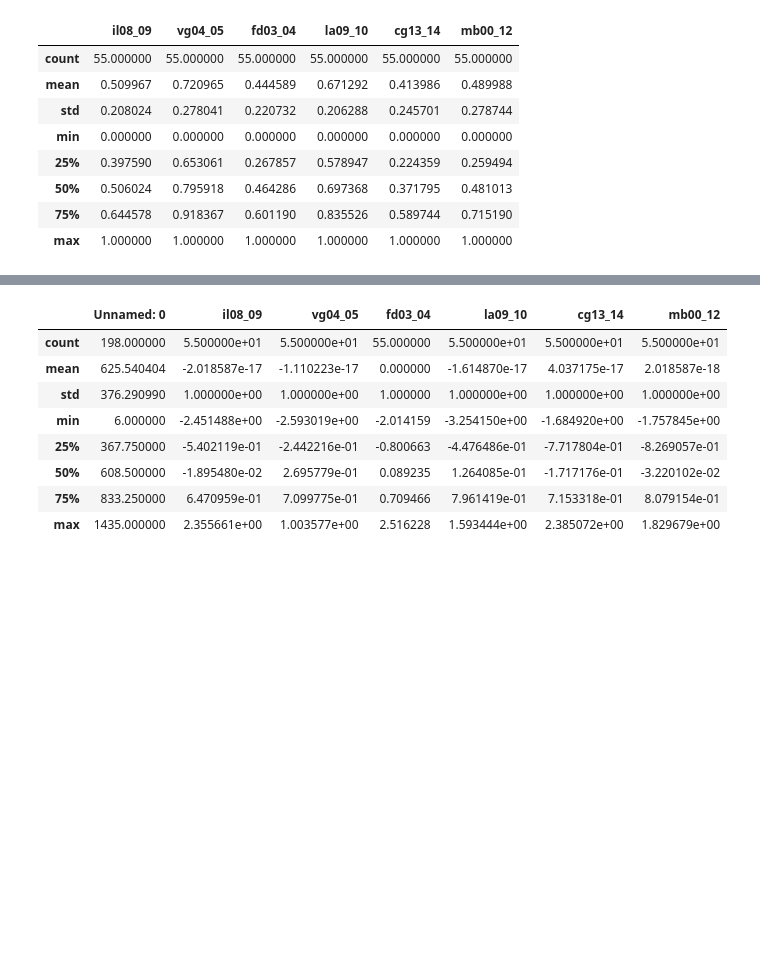
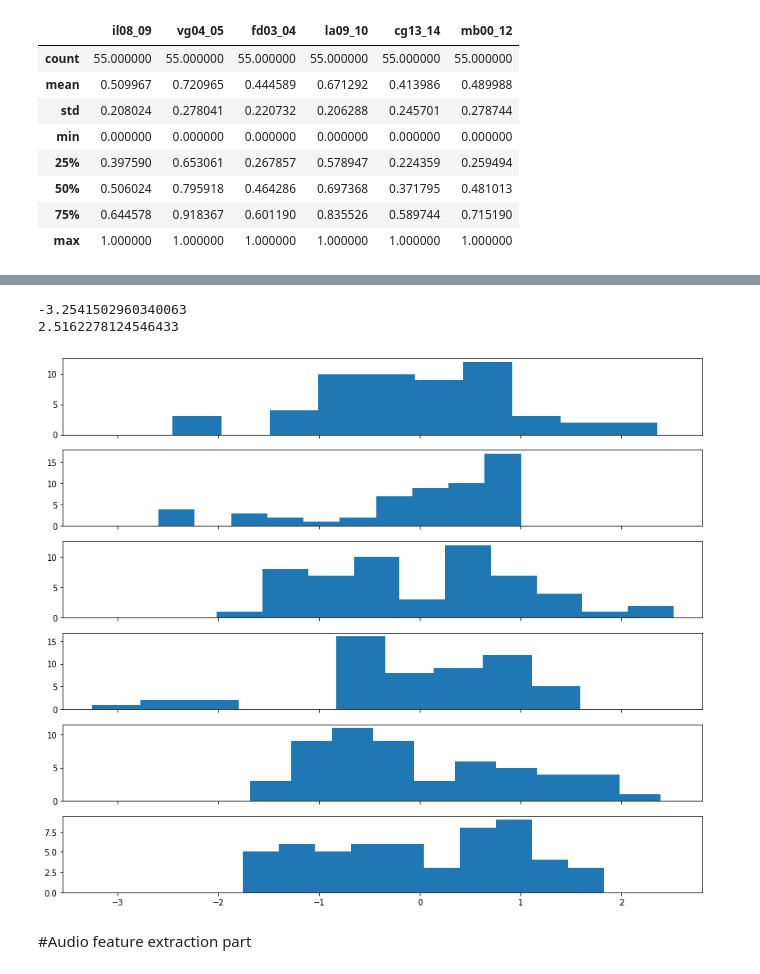
Before and after one commit to vincentnam/Project-Archean, a Jupyter notebook: ChallengeM2SID_2019.ipynb, the cells around one changed output, grey strips where cells are left out. Cells and saved outputs as stored; diff of their text form; code cells hidden in the pictures; blank space fills up the shorter version.

```diff
--- a/ChallengeM2SID_2019.ipynb
+++ b/ChallengeM2SID_2019.ipynb
@@ -233,7 +263,7 @@ ret_max_docid("101", only_commented)
  ('165_10_101_1', 91.0),
  ('256_1_101_1', 50)]
 # %%
-csv_file_nan = csv_file.replace(-1,numpy.nan)
+csv_file_nan = csv_file.replace(-1,np.nan)
 csv_file_nan.describe()
 # %% [output]
 |  | Unnamed: 0 | il08_09 | vg04_05 | fd03_04 | la09_10 | cg13_14 | mb00_12 |
@@ -377,14 +376,21 @@ norm_to_zero_one(only_commented_nan[only_commented_nan.columns[2:]]).describe()
 | 75% | 0.644578 | 0.918367 | 0.601190 | 0.835526 | 0.589744 | 0.715190 |
 | max | 1.000000 | 1.000000 | 1.000000 | 1.000000 | 1.000000 | 1.000000 |
 # %%
-def normalisation(df):
+
+
+def normalisation_annot(df):
     name = df.columns[2:]
     #fig, ax = plt.subplots(6, 1, figsize=(9, 16), sharex=True)
-    ret_df = df
+    ret_df = df[df[name]!=-1]
+    max_list = []
+    min_list = []
     for i, annot in enumerate(ret_df[name]):
+      #test[test[annotateur]!=-1][annotateur]
         #  ((only_commented_nan[annot]-only_commented_nan[annot].mean() )/only_commented_nan[annot].std()).hist()
         ret_df[annot]= (ret_df[annot] - ret_df[annot].mean()) / ret_df[annot].std()
-    return  ret_df
+        max_list.append(ret_df[annot].max())
+        min_list.append(ret_df[annot].min())
+    return  ret_df, max_list, min_list
 # %%
 def plot_hist(df):
     fig, ax = plt.subplots(6,1,figsize=(9, 16), sharex=True )
@@ -398,12 +402,34 @@ def plot_hist(df):
-# %%
-normalisation(normalized).describe()
-# %% [output]
-|  | Unnamed: 0 | il08_09 | vg04_05 | fd03_04 | la09_10 | cg13_14 | mb00_12 |
-| count | 198.000000 | 5.500000e+01 | 5.500000e+01 | 55.000000 | 5.500000e+01 | 5.500000e+01 | 5.500000e+01 |
-| mean | 625.540404 | -2.018587e-17 | -1.110223e-17 | 0.000000 | -1.614870e-17 | 4.037175e-17 | 2.018587e-18 |
-| std | 376.290990 | 1.000000e+00 | 1.000000e+00 | 1.000000 | 1.000000e+00 | 1.000000e+00 | 1.000000e+00 |
-| min | 6.000000 | -2.451488e+00 | -2.593019e+00 | -2.014159 | -3.254150e+00 | -1.684920e+00 | -1.757845e+00 |
-| 25% | 367.750000 | -5.402119e-01 | -2.442216e-01 | -0.800663 | -4.476486e-01 | -7.717804e-01 | -8.269057e-01 |
-| 50% | 608.500000 | -1.895480e-02 | 2.695779e-01 | 0.089235 | 1.264085e-01 | -1.717176e-01 | -3.220102e-02 |
-| 75% | 833.250000 | 6.470959e-01 | 7.099775e-01 | 0.709466 | 7.961419e-01 | 7.153318e-01 | 8.079154e-01 |
-| max | 1435.000000 | 2.355661e+00 | 1.003577e+00 | 2.516228 | 1.593444e+00 | 2.385072e+00 | 1.829679e+00 |
+# %%
+norm,maxi,mini = normalisation_annot(only_commented)
+maxi = np.array(maxi).max()
+mini = np.array(mini).min()
+norm[norm.columns[2:]]
+print(mini)
+print(maxi)
+# %% [output]
+-3.2541502960340063
+2.5162278124546433
+# %%
+
+f, ax = plt.subplots(6, 1, sharex=True, figsize=(14, 12))
+
+#print(csv_file[csv_file[annot] != -1][annot].describe())
+for i, annot in enumerate(names):
+  std_scaler = sklearn.preprocessing.StandardScaler()
+  #print(get_commented_for_annot(csv_file,annot)[annot].values)
+  # coucou = std_scaler.fit_transform(np.array(get_commented_for_annot(csv_file[csv_file[annot] != -1],annot)[annot].values).reshape(-1,1))
+  coucou = csv_file[csv_file[annot] != -1][annot].values
+
+  coucou = (coucou - np.mean(coucou)) / np.std(coucou)
+  #coucou = 100*(coucou - coucou.min() ) / (coucou.max() - coucou.min())
+
+
+
+  #coucou2 = 100*(coucou2 - coucou2.min() ) / (coucou2.max() - coucou2.min())
+  #print(pd.DataFrame(coucou).describe())
+  # Normalisé ! Ouais ! Youpi !
+  ax[i].hist(norm[norm.columns[2:]][annot])
+  #pd.DataFrame(norm[norm.columns[2:]]).hist(ax=ax[i])
+  #norm.hist(ax=ax[i])
+# %% [output]
+[figure, added]
@@ -409,0 +442,2 @@ normalisation(normalized).describe()
+# %% [markdown]
+#Audio feature extraction part
```
Also changed, not shown: parts of 93 cells of this notebook.
